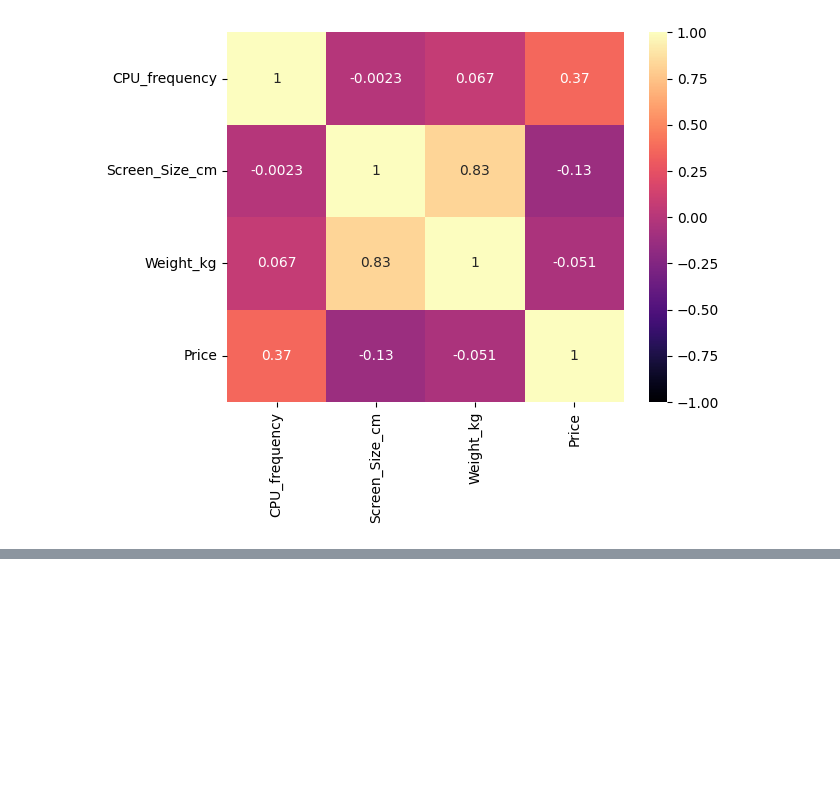
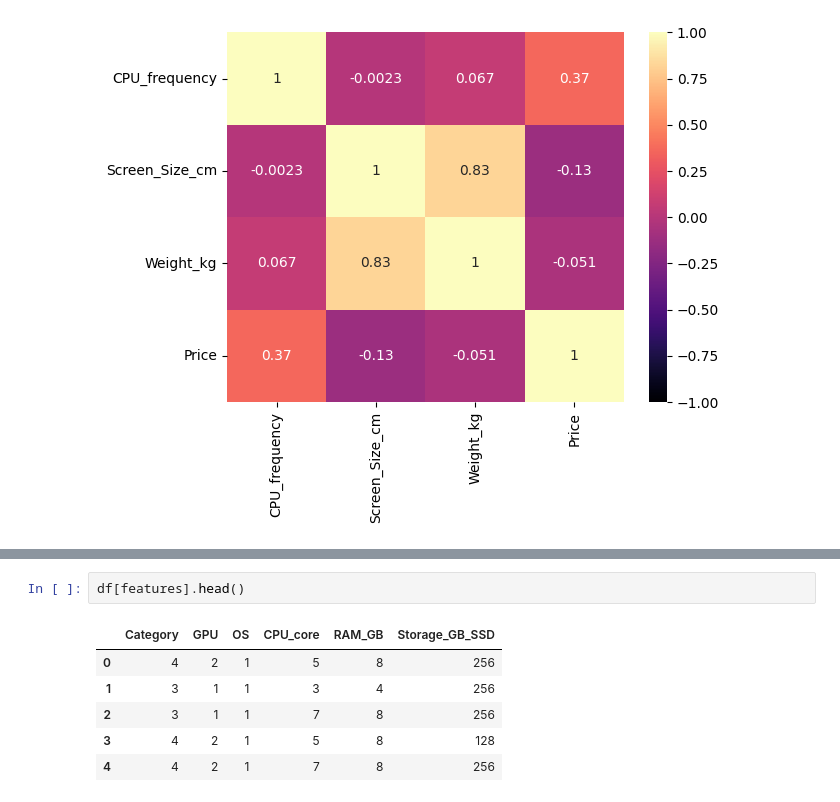
Before and after one commit to dipak1920basnet/eda_laptop_pricing, a Jupyter notebook: lab_laptop.ipynb, the cells around one changed output, grey strips where cells are left out. Drawn from its saved outputs; the diff is of its cells as text; blank space fills up the shorter version.

```diff
--- a/lab_laptop.ipynb
+++ b/lab_laptop.ipynb
@@ -73,0 +105,9 @@ sns.heatmap(data_corr, vmin=-1,vmax=1,annot=True, cmap="magma")
+# %%
+df[features].head()
+# %% [output]
+|  | Category | GPU | OS | CPU_core | RAM_GB | Storage_GB_SSD |
+| 0 | 4 | 2 | 1 | 5 | 8 | 256 |
+| 1 | 3 | 1 | 1 | 3 | 4 | 256 |
+| 2 | 3 | 1 | 1 | 7 | 8 | 256 |
+| 3 | 4 | 2 | 1 | 5 | 8 | 128 |
+| 4 | 4 | 2 | 1 | 7 | 8 | 256 |
```
Also changed, not shown: parts of 12 cells of this notebook.
